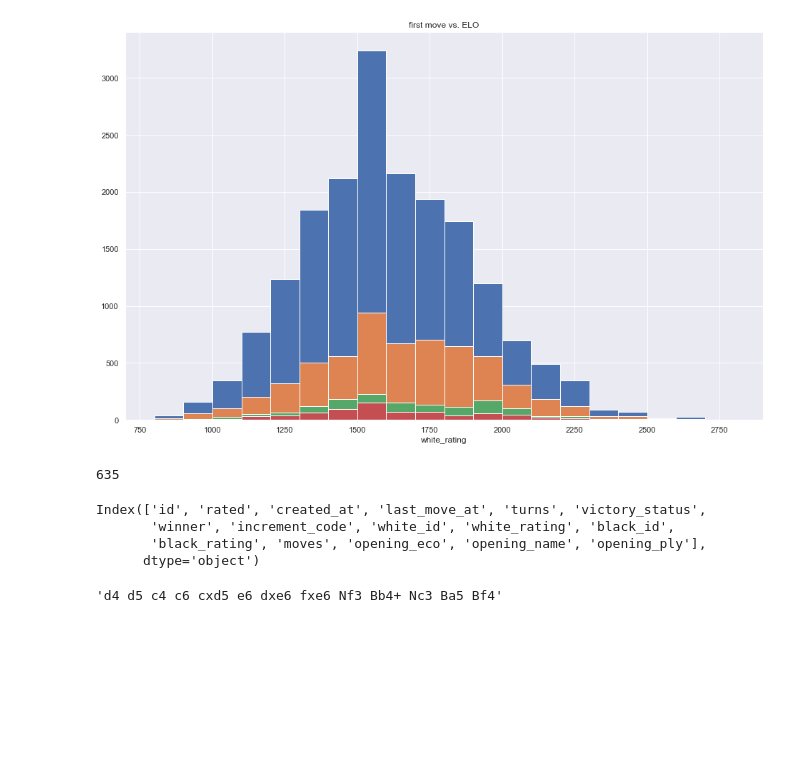
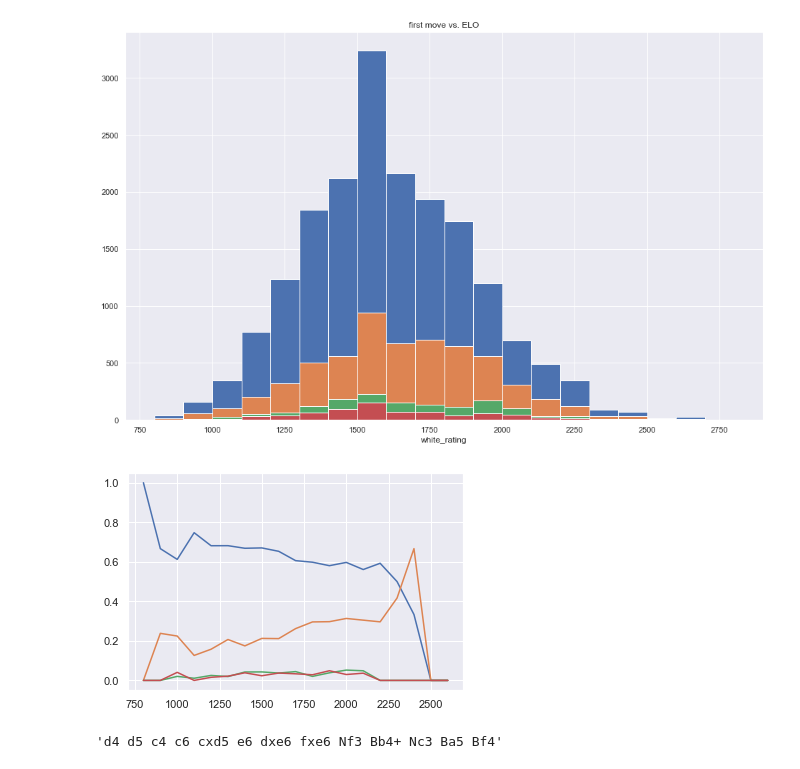
Before and after one commit to AustereTriceratops/Chess, a Jupyter notebook: dataset_analysis.ipynb, the cells around one changed output. Cells and saved outputs as stored; diff of their text form; code cells hidden in the pictures; blank space fills up the shorter version.

```diff
--- a/dataset_analysis.ipynb
+++ b/dataset_analysis.ipynb
@@ -5,10 +5,10 @@ import matplotlib.pyplot as plt
 import seaborn as sns
 import chess
 # %%
-def filter_by_elo(games, min_elo=0, max_elo=3000):
-    filtered_games = games[(games["white_rating"] <= max_elo) & (games["black_rating"] <= max_elo)]
+def filter_by_elo(games, min_elo=0, max_elo=3000): # exclusive max
+    filtered_games = games[(games["white_rating"] < max_elo) & (games["black_rating"] < max_elo)]
     filtered_games = filtered_games.reset_index(drop=True)
-    filtered_games = filtered_games[(min_elo <= filtered_games["white_rating"]) & (min_elo <= games["black_rating"])]
+    filtered_games = filtered_games[(filtered_games["white_rating"] >= min_elo ) & (filtered_games["black_rating"] >= min_elo)]
     filtered_games = filtered_games.reset_index(drop=True)
     return filtered_games
 # %%
@@ -74,17 +72,25 @@ for i in range(4):
     ax = sns.distplot(cumulative_opens[3-i], 20,  kde=False, hist_kws={"alpha": 1, "range": (800, 2800)})
 # %% [output]
 [figure]
-# %%
-filtered_games_1 = filter_by_elo(games, max_elo=1200)
-# %% [output]
-635
-# %%
-filtered_games_1.keys()
-# %% [output]
-Index(['id', 'rated', 'created_at', 'last_move_at', 'turns', 'victory_status',
-       'winner', 'increment_code', 'white_id', 'white_rating', 'black_id',
-       'black_rating', 'moves', 'opening_eco', 'opening_name', 'opening_ply'],
-      dtype='object')
+# %%
+elo_ratings = [100*i for i in range(8, 27) ]
+filtered_games = [filter_by_elo(games, min_elo=r, max_elo=r+100) for r in elo_ratings]
+
+def find_move_frequencies(_games):
+    opening_move = _games[_games["turns"] > 1].reset_index(drop=True).loc[:, ["white_rating", "moves"]]
+    opening_move['moves'] = opening_move['moves'].apply(lambda s: s[:s.find(' ')])
+    move_frequencies = opening_move['moves'].value_counts()
+    return move_frequencies/move_frequencies.sum()  # normalize
+
+move_frequencies = [find_move_frequencies(filtered_games[int(r/100 - 8)]).to_frame(name="elo_%ds" %(r)) for r in elo_ratings]
+# %%
+top_4_open_frequencies = pd.concat(move_frequencies, axis=1).fillna(0).sort_values(by="elo_2000s", ascending=False)
+opens = top_4_open_frequencies.index
+
+for i in range(0, 4):
+    sns.lineplot(x=elo_ratings, y=top_4_open_frequencies.loc[opens[i], :].to_numpy())
+# %% [output]
+[figure, added]
 # %%
 games["moves"][0]
 # %% [output]
```
Also changed, not shown: parts of 1 cell of this notebook, 1 other file.
